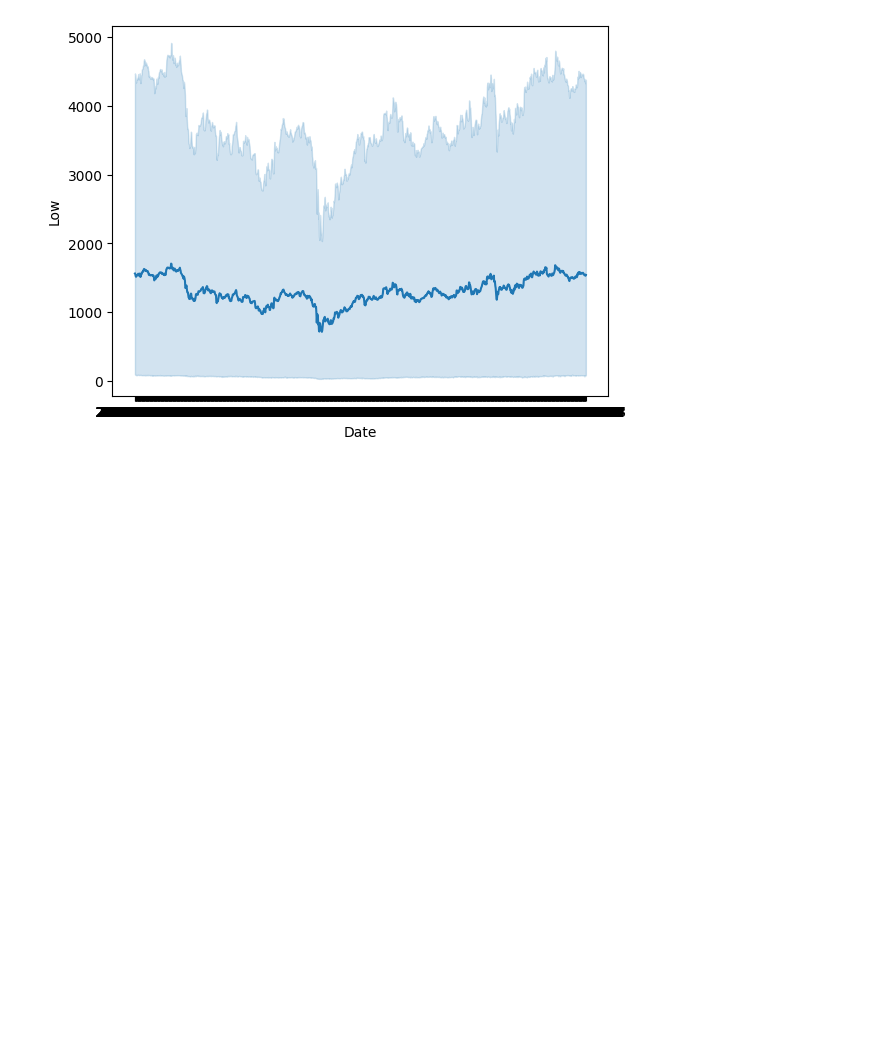
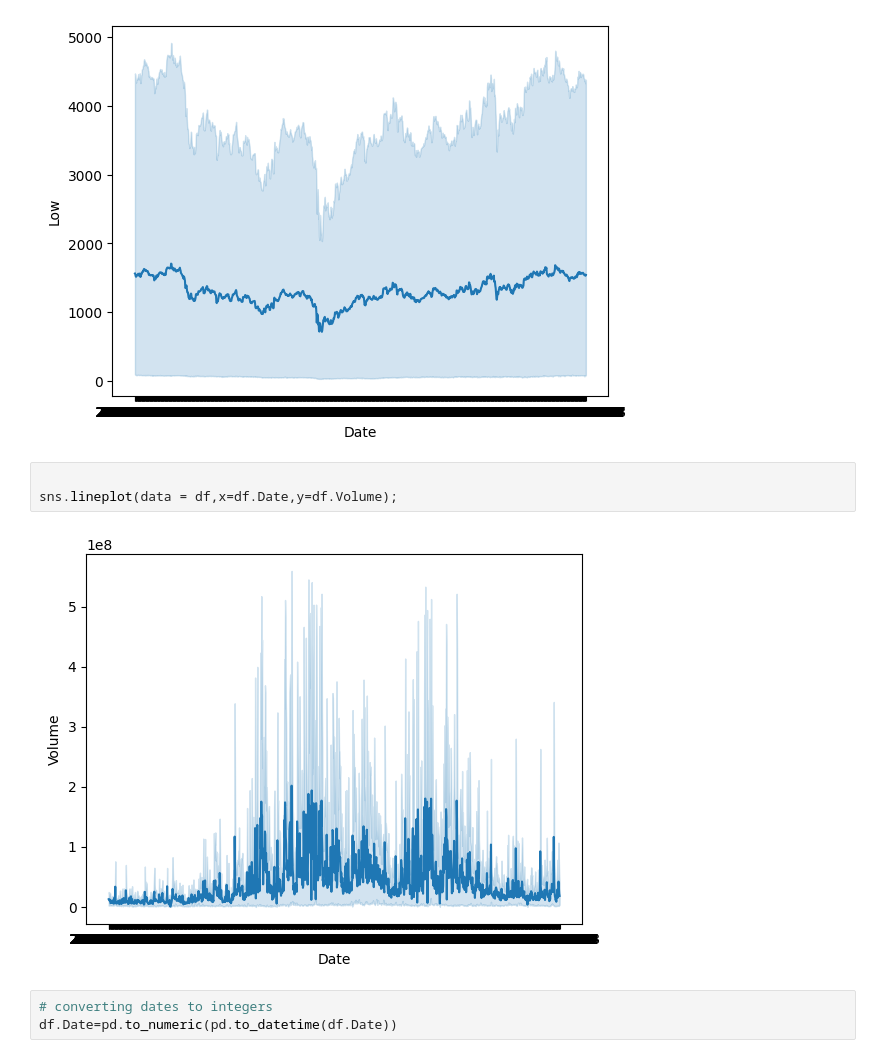
Before and after one commit to AlazarG19/Mosaic-Close-Price-Prediction-Kaggle-Competition, a Jupyter notebook: analysis.ipynb, the cells around one changed output. Cells and saved outputs as stored; diff of their text form; blank space fills up the shorter version.

Commit message:
additional visualization

```diff
--- a/analysis.ipynb
+++ b/analysis.ipynb
@@ -57,3 +57,11 @@ sns.lineplot(data = df,x=df.Date,y=df.High);
 sns.lineplot(data = df,x=df.Date,y=df.Low);
 # %% [output]
 [figure]
+# %%
+
+sns.lineplot(data = df,x=df.Date,y=df.Volume);
+# %% [output]
+[figure, added]
+# %%
+# converting dates to integers
+df.Date=pd.to_numeric(pd.to_datetime(df.Date))
```
Also changed, not shown: parts of 1 cell of this notebook.
